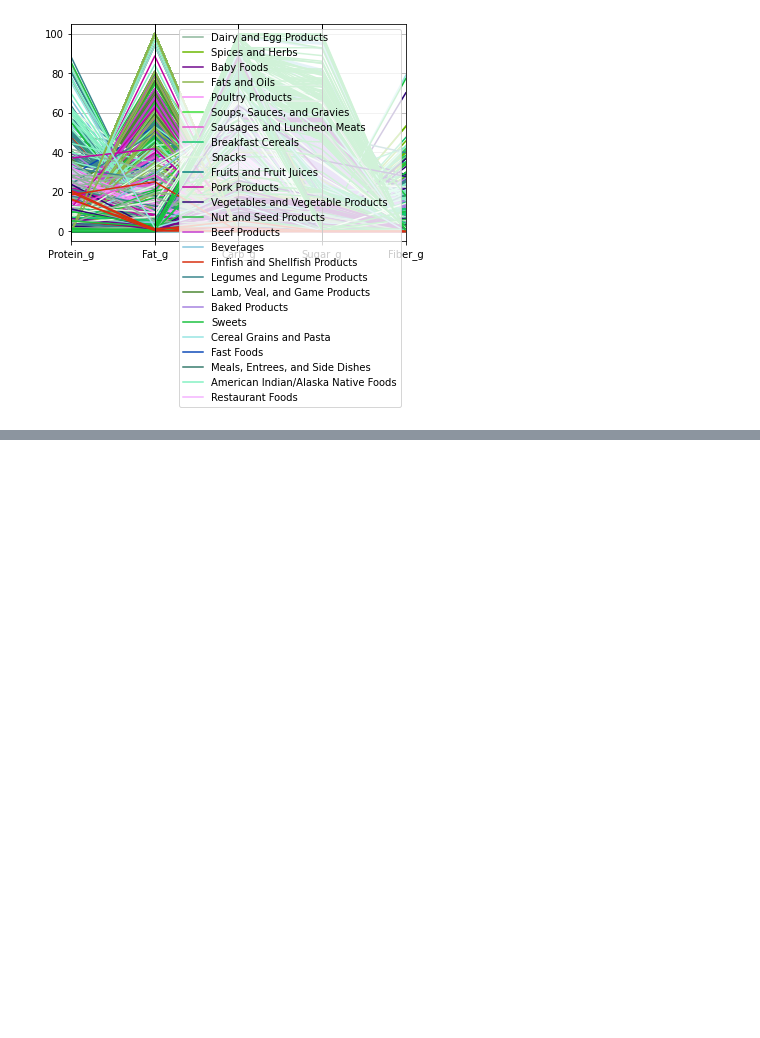
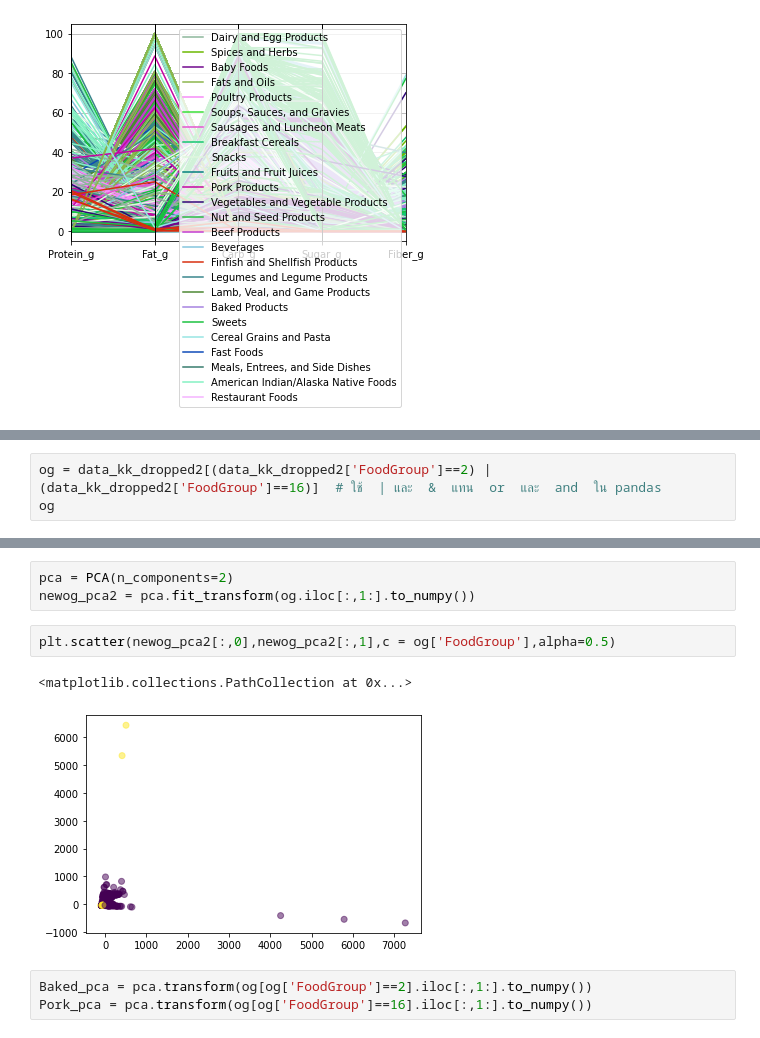
Before and after one commit to chalarm1405/multivariate, a Jupyter notebook: Exam01.ipynb, the cells around one changed output, grey strips where cells are left out. Saved outputs shown, nothing was run; the diff lists cells and outputs as text; blank space fills up the shorter version.

```diff
--- a/Exam01.ipynb
+++ b/Exam01.ipynb
@@ -479,0 +585,3 @@ pd.plotting.parallel_coordinates(data_dropped, 'FoodGroup', cols=['Protein_g', '
+# %%
+og = data_kk_dropped2[(data_kk_dropped2['FoodGroup']==2) | (data_kk_dropped2['FoodGroup']==16)]  # ใช้  | และ  &  แทน  or  และ  and  ใน pandas
+og
@@ -479,0 +602,11 @@ pd.plotting.parallel_coordinates(data_dropped, 'FoodGroup', cols=['Protein_g', '
+# %%
+pca = PCA(n_components=2)
+newog_pca2 = pca.fit_transform(og.iloc[:,1:].to_numpy())
+# %%
+plt.scatter(newog_pca2[:,0],newog_pca2[:,1],c = og['FoodGroup'],alpha=0.5)
+# %% [output]
+<matplotlib.collections.PathCollection at 0x...>
+[figure, added]
+# %%
+Baked_pca = pca.transform(og[og['FoodGroup']==2].iloc[:,1:].to_numpy())
+Pork_pca = pca.transform(og[og['FoodGroup']==16].iloc[:,1:].to_numpy())
```
Also changed, not shown: parts of 22 cells of this notebook.
